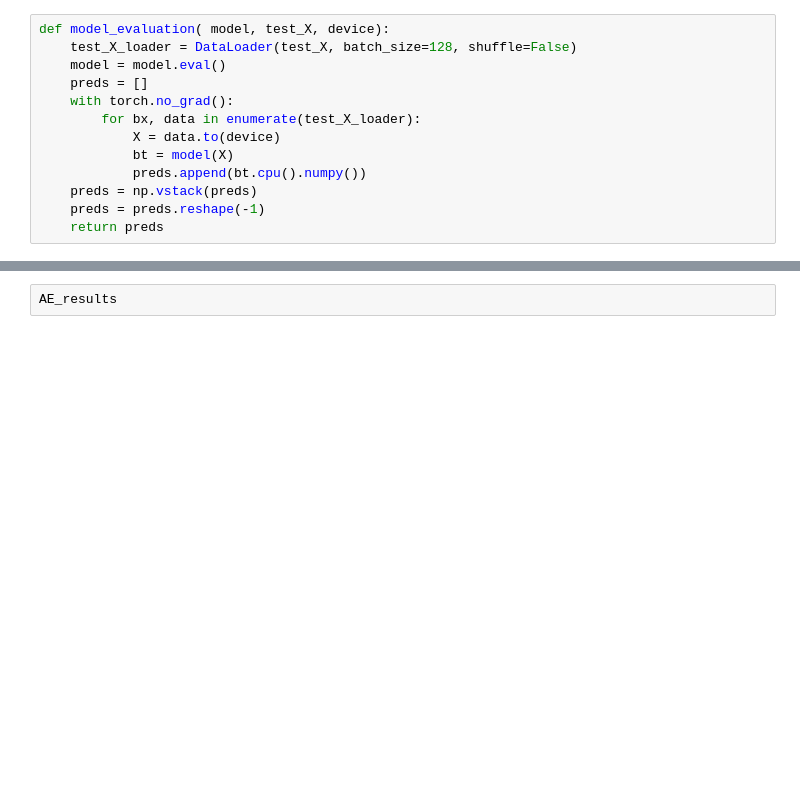
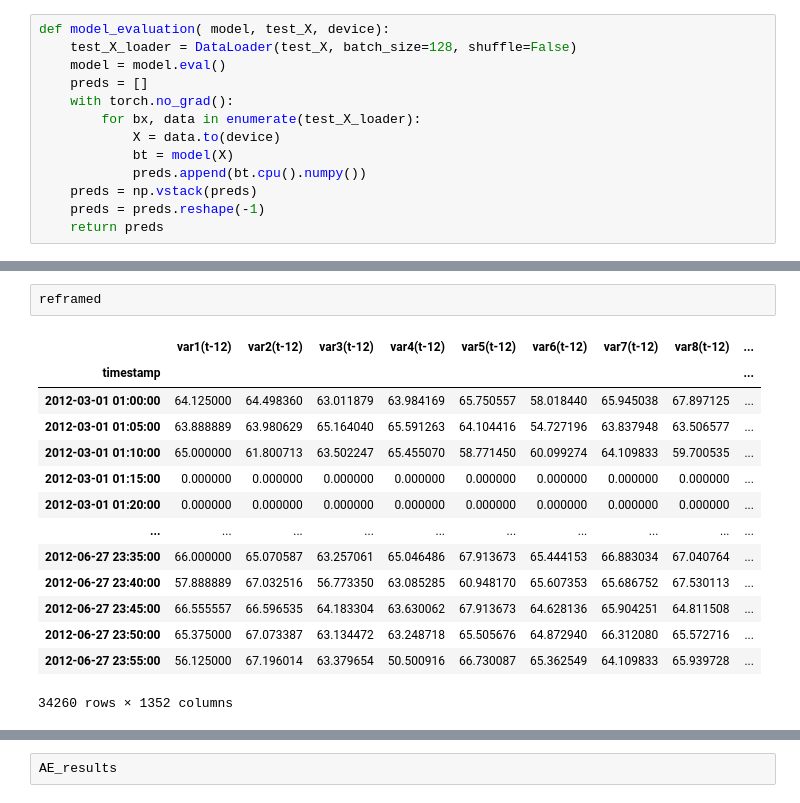
Before and after one commit to himanshudce/OWRI, a Jupyter notebook: notebooks/LSTM_univariate_Pytorch.ipynb, the cells around one changed output, grey strips where cells are left out. Cells and saved outputs as stored; diff of their text form; blank space fills up the shorter version.

```diff
--- a/notebooks/LSTM_univariate_Pytorch.ipynb
+++ b/notebooks/LSTM_univariate_Pytorch.ipynb
@@ -240,0 +371,17 @@ Training time: 178.98638010025024
+# %%
+reframed
+# %% [output]
+|  | var1(t-12) | var2(t-12) | var3(t-12) | var4(t-12) | var5(t-12) | var6(t-12) | var7(t-12) | var8(t-12) | ... |
+| timestamp |  |  |  |  |  |  |  |  | ... |
+| 2012-03-01 01:00:00 | 64.125000 | 64.498360 | 63.011879 | 63.984169 | 65.750557 | 58.018440 | 65.945038 | 67.897125 | ... |
+| 2012-03-01 01:05:00 | 63.888889 | 63.980629 | 65.164040 | 65.591263 | 64.104416 | 54.727196 | 63.837948 | 63.506577 | ... |
+| 2012-03-01 01:10:00 | 65.000000 | 61.800713 | 63.502247 | 65.455070 | 58.771450 | 60.099274 | 64.109833 | 59.700535 | ... |
+| 2012-03-01 01:15:00 | 0.000000 | 0.000000 | 0.000000 | 0.000000 | 0.000000 | 0.000000 | 0.000000 | 0.000000 | ... |
+| 2012-03-01 01:20:00 | 0.000000 | 0.000000 | 0.000000 | 0.000000 | 0.000000 | 0.000000 | 0.000000 | 0.000000 | ... |
+| ... | ... | ... | ... | ... | ... | ... | ... | ... | ... |
+| 2012-06-27 23:35:00 | 66.000000 | 65.070587 | 63.257061 | 65.046486 | 67.913673 | 65.444153 | 66.883034 | 67.040764 | ... |
+| 2012-06-27 23:40:00 | 57.888889 | 67.032516 | 56.773350 | 63.085285 | 60.948170 | 65.607353 | 65.686752 | 67.530113 | ... |
+| 2012-06-27 23:45:00 | 66.555557 | 66.596535 | 64.183304 | 63.630062 | 67.913673 | 64.628136 | 65.904251 | 64.811508 | ... |
+| 2012-06-27 23:50:00 | 65.375000 | 67.073387 | 63.134472 | 63.248718 | 65.505676 | 64.872940 | 66.312080 | 65.572716 | ... |
+| 2012-06-27 23:55:00 | 56.125000 | 67.196014 | 63.379654 | 50.500916 | 66.730087 | 65.362549 | 64.109833 | 65.939728 | ... |
+34260 rows × 1352 columns
```
Also changed, not shown: parts of 24 cells of this notebook, 4 other files.
